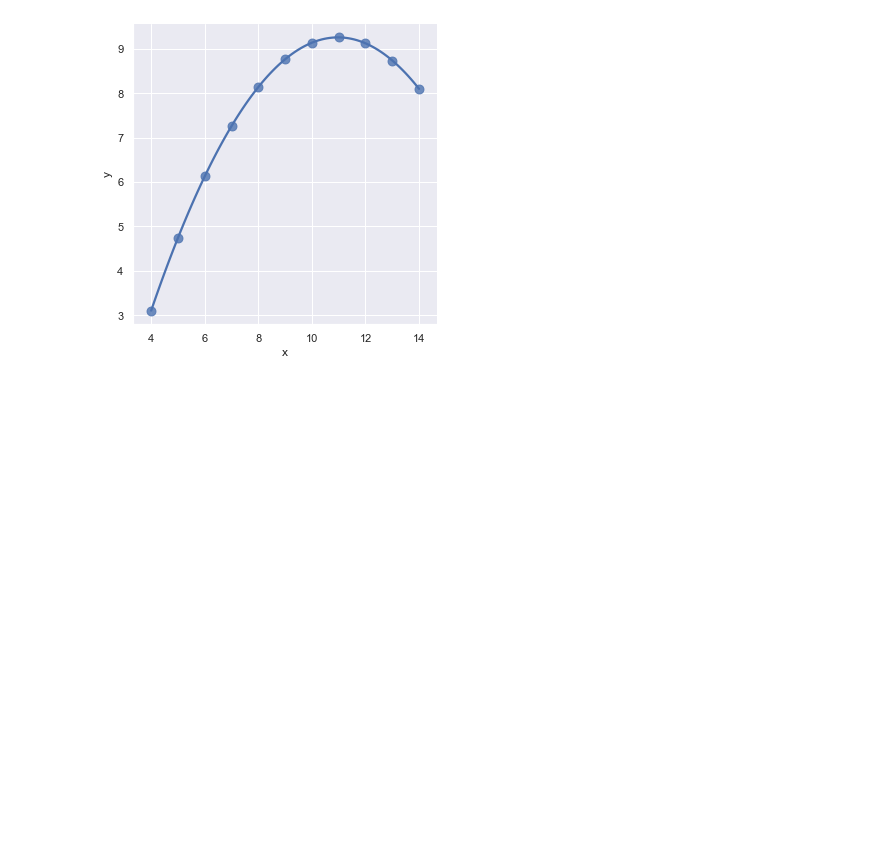
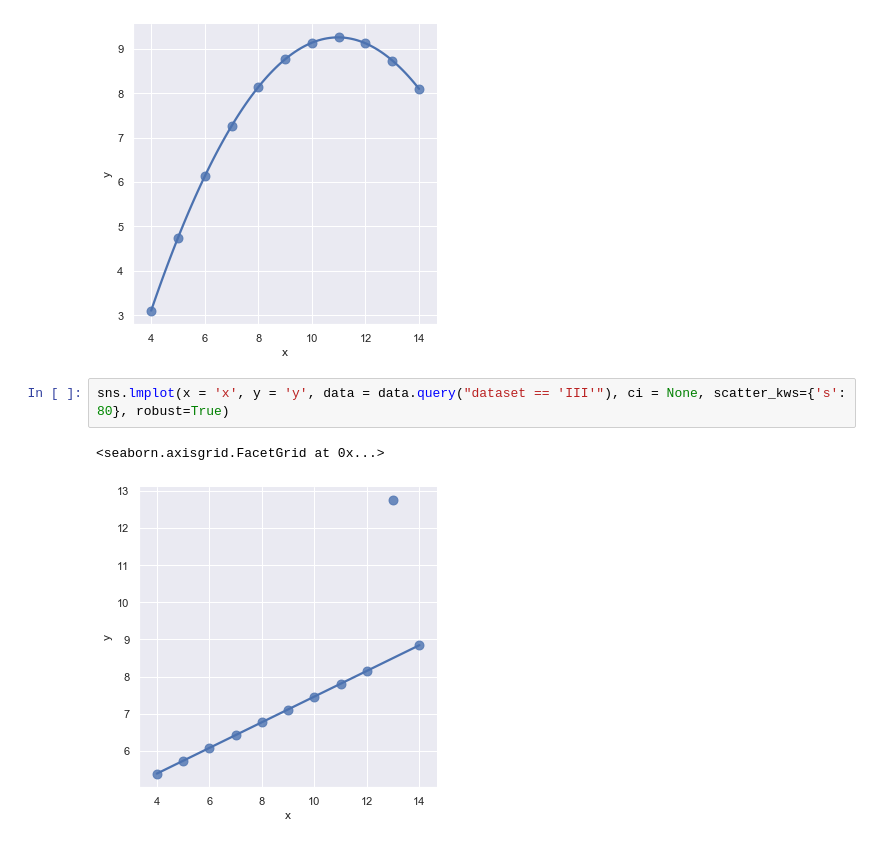
Before and after one commit to yonycherkos/data_analysis, a Jupyter notebook: seaborn/Seaborn Crash Course.ipynb, the cells around one changed output. Saved outputs shown, nothing was run; the diff lists cells and outputs as text; blank space fills up the shorter version.

```diff
--- a/seaborn/Seaborn Crash Course.ipynb
+++ b/seaborn/Seaborn Crash Course.ipynb
@@ -454,3 +454,8 @@ sns.lmplot(x = 'x', y = 'y', data = data.query("dataset == 'II'"), ci = None, sc
 # %% [output]
 <seaborn.axisgrid.FacetGrid at 0x...>
 [figure]
+# %%
+sns.lmplot(x = 'x', y = 'y', data = data.query("dataset == 'III'"), ci = None, scatter_kws={'s': 80}, robust=True)
+# %% [output]
+<seaborn.axisgrid.FacetGrid at 0x...>
+[figure, added]
```
Also changed, not shown: parts of 3 cells of this notebook.
